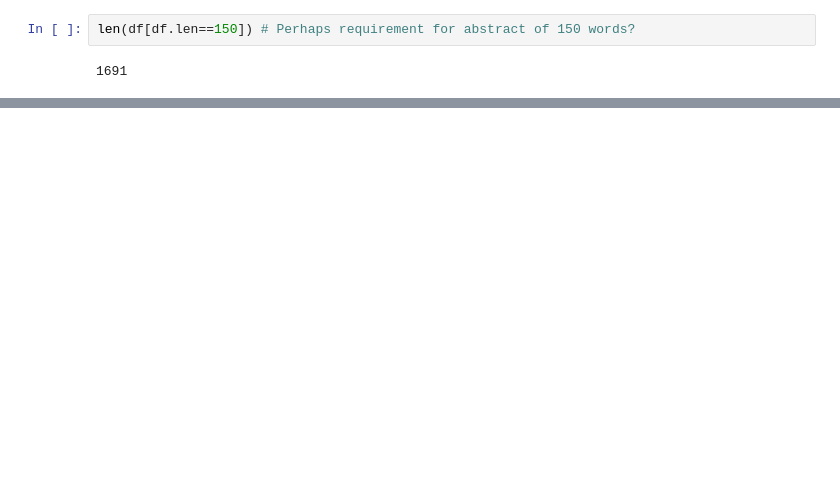
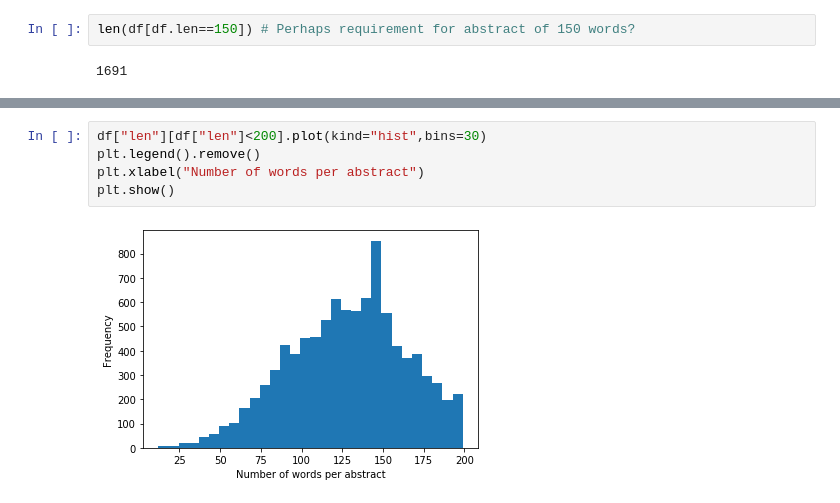
Before and after one commit to andreeaiana/graph_confrec, a Jupyter notebook: notebooks/Exploration General Papers.ipynb, the cells around one changed output, grey strips where cells are left out. Drawn from its saved outputs; the diff is of its cells as text; blank space fills up the shorter version.

```diff
--- a/notebooks/Exploration General Papers.ipynb
+++ b/notebooks/Exploration General Papers.ipynb
@@ -406,0 +487,7 @@ plt.show()
+# %%
+df["len"][df["len"]<200].plot(kind="hist",bins=30)
+plt.legend().remove()
+plt.xlabel("Number of words per abstract")
+plt.show()
+# %% [output]
+[figure, added]
```
Also changed, not shown: parts of 28 cells of this notebook.
